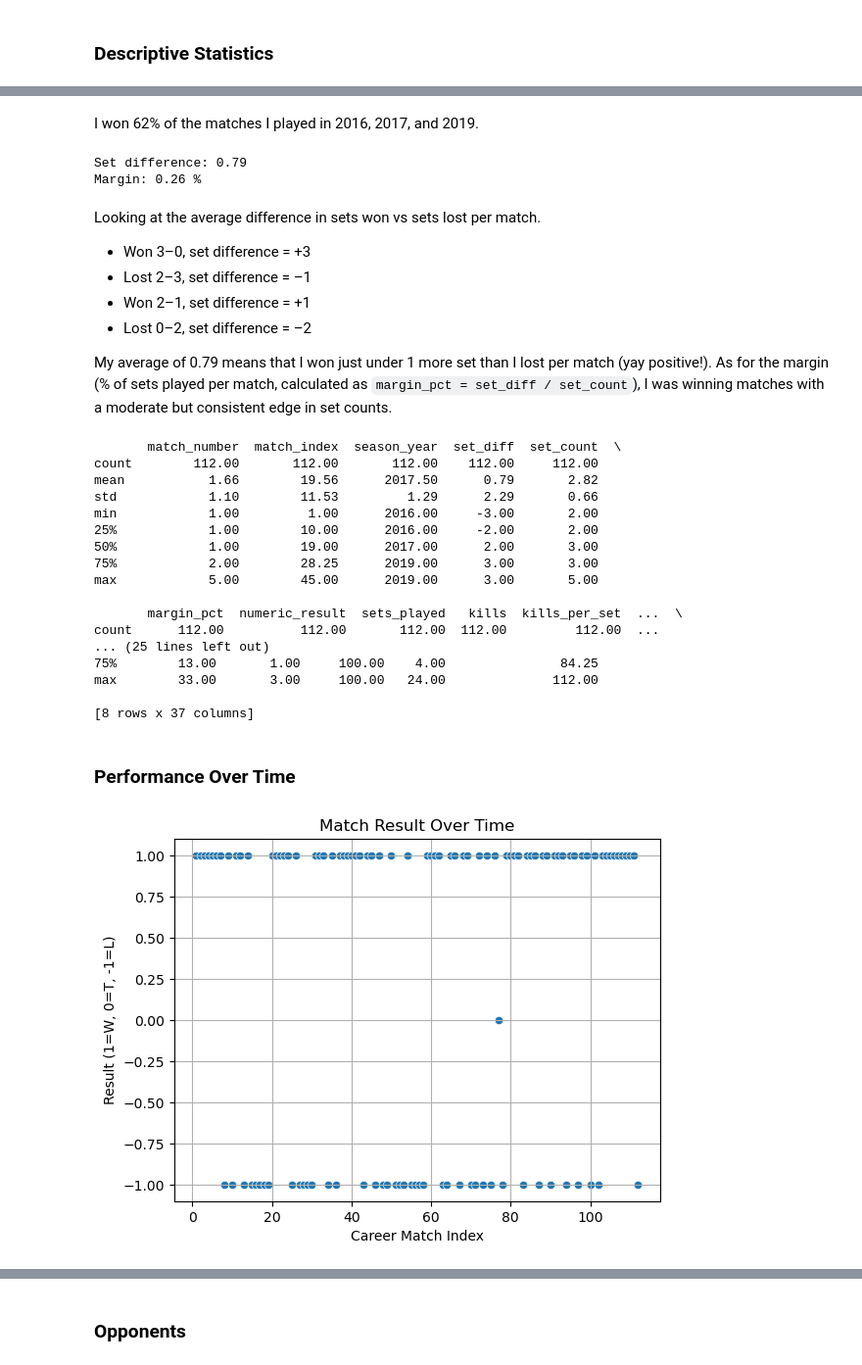
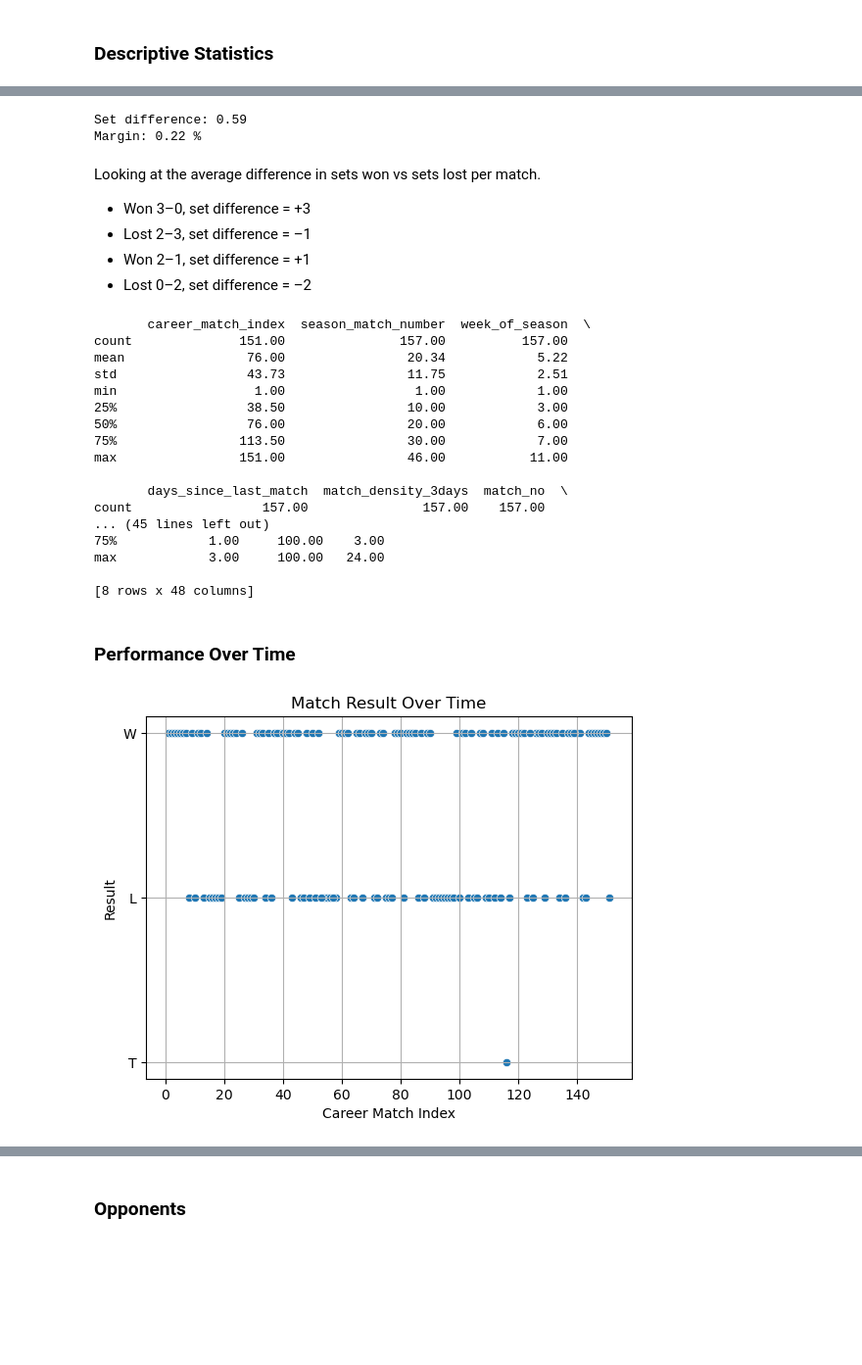
Before and after one commit to drblitx/jr-yr-stats, a Jupyter notebook: notebooks/eda.ipynb, the cells around one changed output, grey strips where cells are left out. Shown at 98% size. Drawn from its saved outputs; the diff is of its cells as text; code cells hidden in the pictures; blank space fills up the shorter version.

```diff
--- a/notebooks/eda.ipynb
+++ b/notebooks/eda.ipynb
@@ -18,7 +8,7 @@ import matplotlib.pyplot as plt
 import seaborn as sns
 # %%
 # import data
-df = pd.read_csv('../data/cleaned/all_seasons.csv')
+df = pd.read_csv('../data/NEW_enriched_matches.csv')
 # %% [markdown]
 ### Descriptive Statistics
 # %%
@@ -40,54 +30,50 @@ L    0.38
 T    0.01
 Name: proportion, dtype: float64
-# %% [markdown]
-I won 62% of the matches I played in 2016, 2017, and 2019.
 # %%
 # average set difference & margin
 print("Set difference:", round(df['set_diff'].mean(), 2))
 print("Margin:", round(df['margin_pct'].mean(), 2), "%")
 # %% [output]
-Set difference: 0.79
-Margin: 0.26 %
+Set difference: 0.59
+Margin: 0.22 %
 # %% [markdown]
 Looking at the average difference in sets won vs sets lost per match.
 - Won 3–0, set difference = +3
 - Lost 2–3, set difference = –1
 - Won 2–1, set difference = +1
 - Lost 0–2, set difference = –2
-
-My average of 0.79 means that I won just under 1 more set than I lost per match (yay positive!). As for the margin (% of sets played per match, calculated as `margin_pct = set_diff / set_count`), I was winning matches with a moderate but consistent edge in set counts.
 # %%
 # describe DF
 print(round(df.describe(), 2))
 # %% [output]
-       match_number  match_index  season_year  set_diff  set_count  \
-count        112.00       112.00       112.00    112.00     112.00
-mean           1.66        19.56      2017.50      0.79       2.82
-std            1.10        11.53         1.29      2.29       0.66
-min            1.00         1.00      2016.00     -3.00       2.00
-25%            1.00        10.00      2016.00     -2.00       2.00
-50%            1.00        19.00      2017.00      2.00       3.00
-75%            2.00        28.25      2019.00      3.00       3.00
-max            5.00        45.00      2019.00      3.00       5.00
+       career_match_index  season_match_number  week_of_season  \
+count              151.00               157.00          157.00
+mean                76.00                20.34            5.22
+std                 43.73                11.75            2.51
+min                  1.00                 1.00            1.00
+25%                 38.50                10.00            3.00
+50%                 76.00                20.00            6.00
+75%                113.50                30.00            7.00
+max                151.00                46.00           11.00
 
-       margin_pct  numeric_result  sets_played   kills  kills_per_set  ...  \
-count      112.00          112.00       112.00  112.00         112.00  ...
-... (25 lines left out)
-75%        13.00       1.00     100.00    4.00               84.25
-max        33.00       3.00     100.00   24.00              112.00
+       days_since_last_match  match_density_3days  match_no  \
+count                 157.00               157.00    157.00
+... (45 lines left out)
+75%            1.00     100.00    3.00
+max            3.00     100.00   24.00
 
-[8 rows x 37 columns]
+[8 rows x 48 columns]
 # %% [markdown]
 ### Performance Over Time
 # %%
-sns.scatterplot(data=df, x="career_match_index", y="numeric_result", marker="o")
+sns.scatterplot(data=df, x="career_match_index", y="result", marker="o")
 plt.title("Match Result Over Time")
-plt.ylabel("Result (1=W, 0=T, -1=L)")
+plt.ylabel("Result")
 plt.xlabel("Career Match Index")
 plt.grid(True)
 plt.show()
 # %% [output]
-[figure, old version]
+[figure, new version]
 # %%
 sns.lineplot(data=df, x="career_match_index", y="set_diff", marker="o")
 plt.title("Set Difference Over Time")
```
Also changed, not shown: parts of 26 cells of this notebook.
